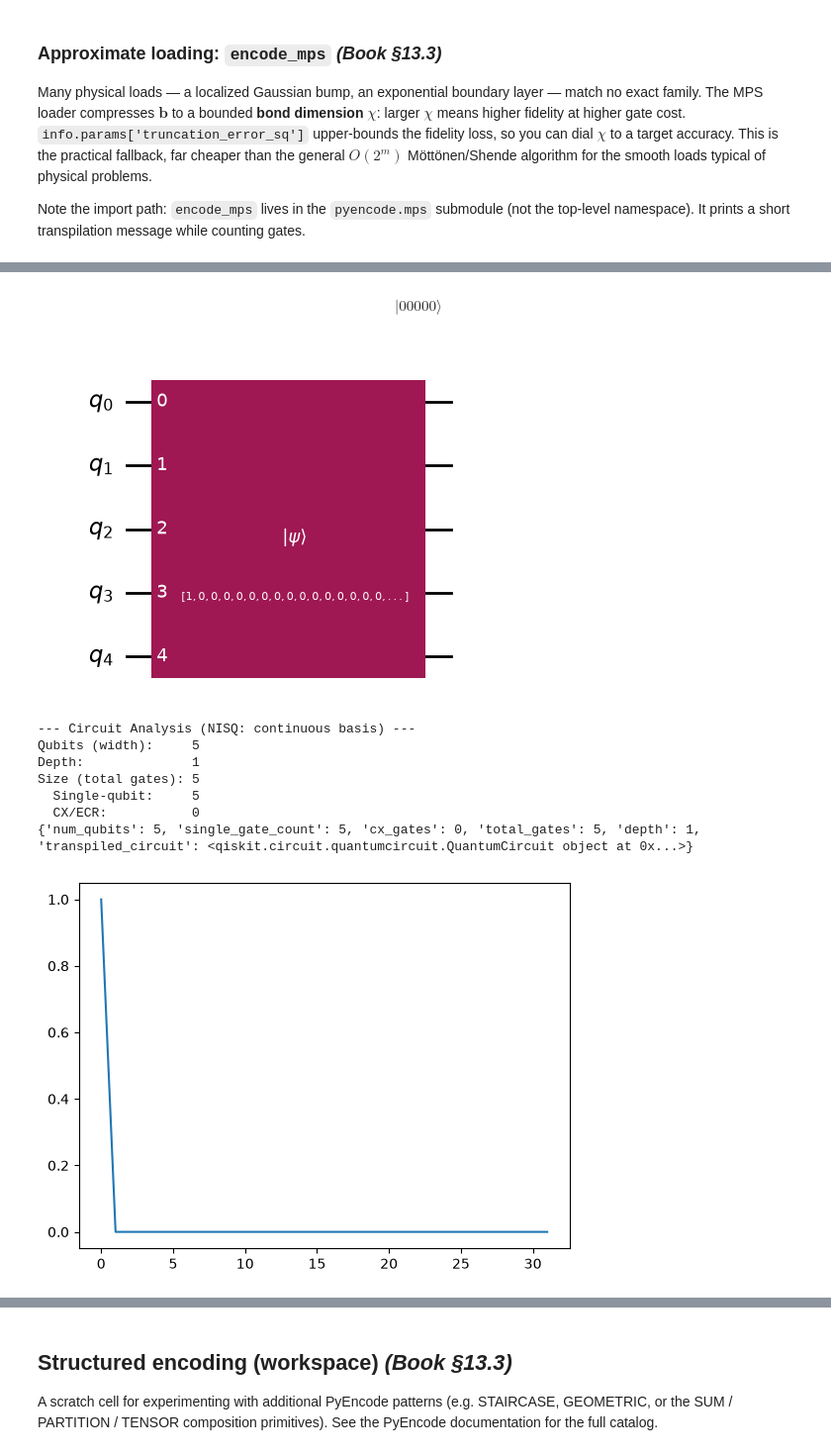
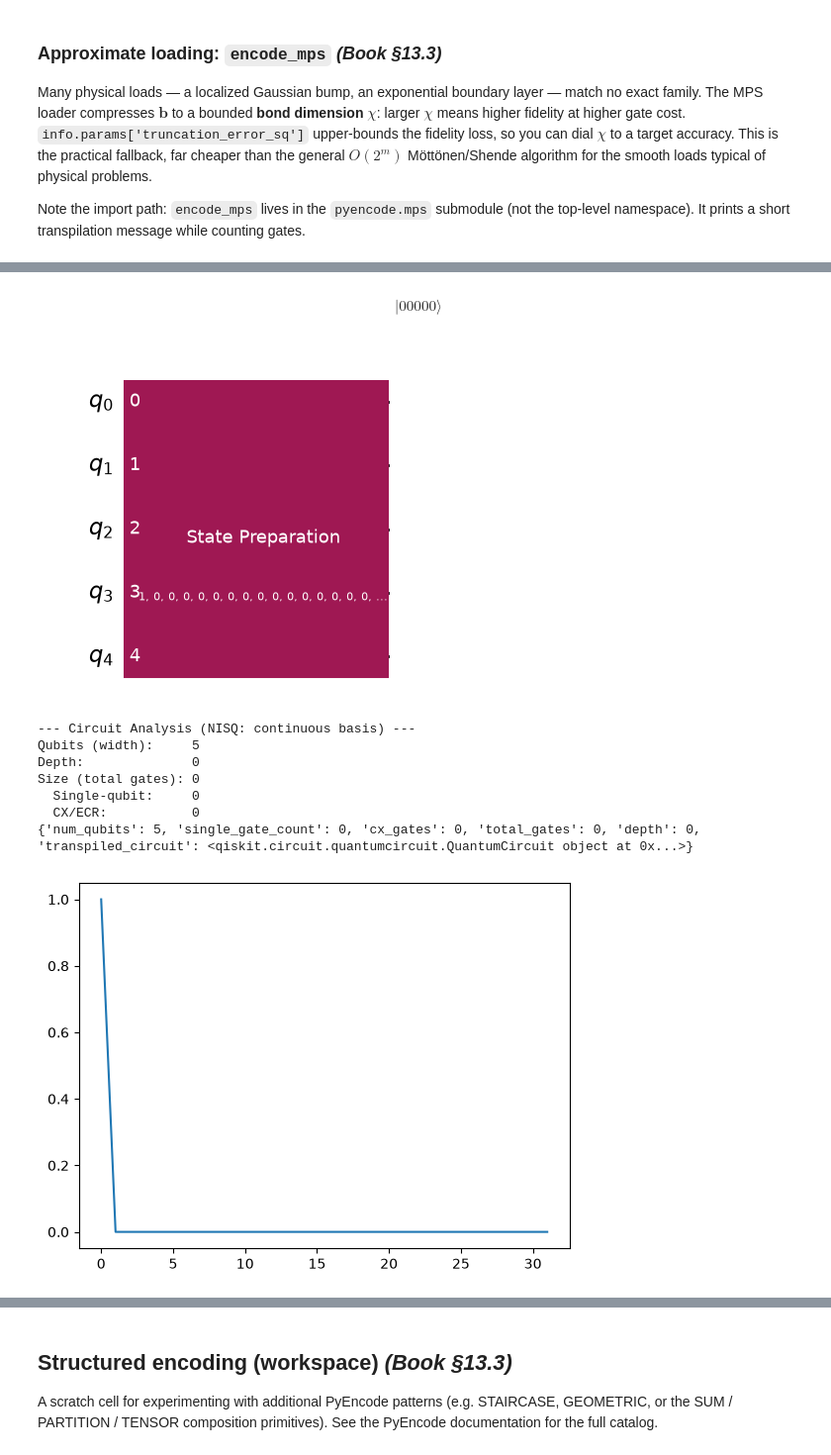
Before and after one commit to UW-ERSL/AppliedQC, a Jupyter notebook: Chapter13_VectorEncoding_notebook.ipynb, the cells around one changed output, grey strips where cells are left out. Shown at 99% size. Drawn from its saved outputs; the diff is of its cells as text; code cells hidden in the pictures.

Commit message:
Qiskit: initialize to statepreparation change

```diff
--- a/Chapter13_VectorEncoding_notebook.ipynb
+++ b/Chapter13_VectorEncoding_notebook.ipynb
@@ -367,42 +374,45 @@ elif (example == 4):
 elif (example == 5):
     b = np.ones((N))
     b[N//2:] = -1 # second half of the entries are negative
 elif (example == 6):
     b = np.zeros((N))
     b[0] = np.sqrt(3)/2
     b[1] = 1/2
 elif (example == 7):
     b = np.zeros((N))
     b[0] = np.sqrt(10)/5
     b[1] = np.sqrt(15)/5
 elif (example == 8):
     b = np.zeros((N),dtype=complex)
     b[0] = np.sqrt(3)/2
     b[1] = 1j/2
 b = b/np.linalg.norm(b)
 
 qc = QuantumCircuit(m)
-qc.initialize(b, range(m))
+# prepare_state appends a StatePreparation gate: the same synthesis as
+# initialize, but purely unitary (no leading reset gates), so the gate
+# counts below compare like-for-like with the hand-crafted circuits.
+qc.prepare_state(b, range(m))
 
 state = Statevector.from_instruction(qc)
 display(state.draw("latex"))
 
 plt.plot(b.real, label="Real Part")
 qc.draw("mpl")
 display(qc.draw("mpl"))
 
 circuitData = estimateCircuitGatesNISQ(qc)
 print(circuitData)
 # %% [output]
 $$ |00000\rangle$$
-[figure, old version]
+[figure, new version]
 --- Circuit Analysis (NISQ: continuous basis) ---
 Qubits (width):     5
-Depth:              1
-Size (total gates): 5
-  Single-qubit:     5
+Depth:              0
+Size (total gates): 0
+  Single-qubit:     0
   CX/ECR:           0
-{'num_qubits': 5, 'single_gate_count': 5, 'cx_gates': 0, 'total_gates': 5, 'depth': 1, 'transpiled_circuit': <qiskit.circuit.quantumcircuit.QuantumCircuit object at 0x...>}
+{'num_qubits': 5, 'single_gate_count': 0, 'cx_gates': 0, 'total_gates': 0, 'depth': 0, 'transpiled_circuit': <qiskit.circuit.quantumcircuit.QuantumCircuit object at 0x...>}
 [figure]
 # %% [markdown]
 ## Transpiled circuit  *(Book §13.5)*
```
Also changed, not shown: parts of 9 cells of this notebook, 1 other file.
